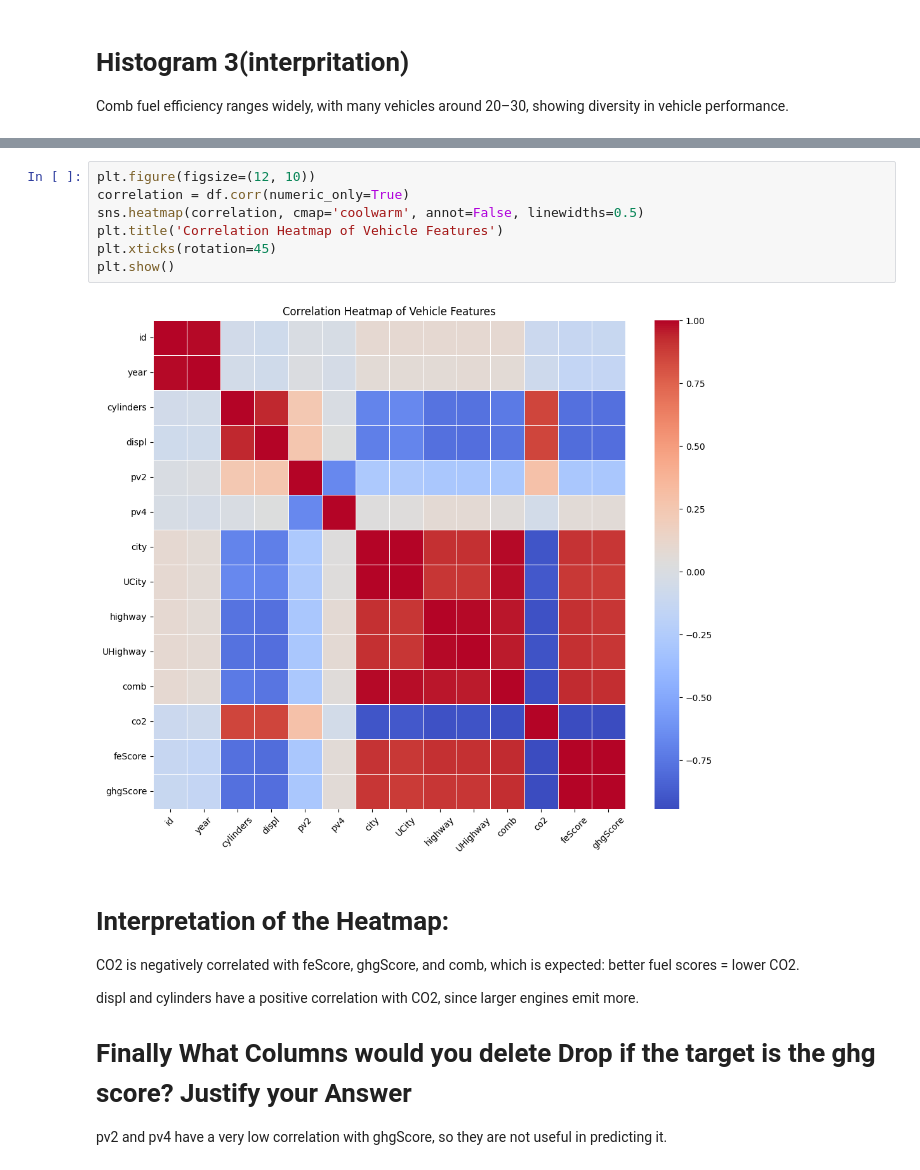
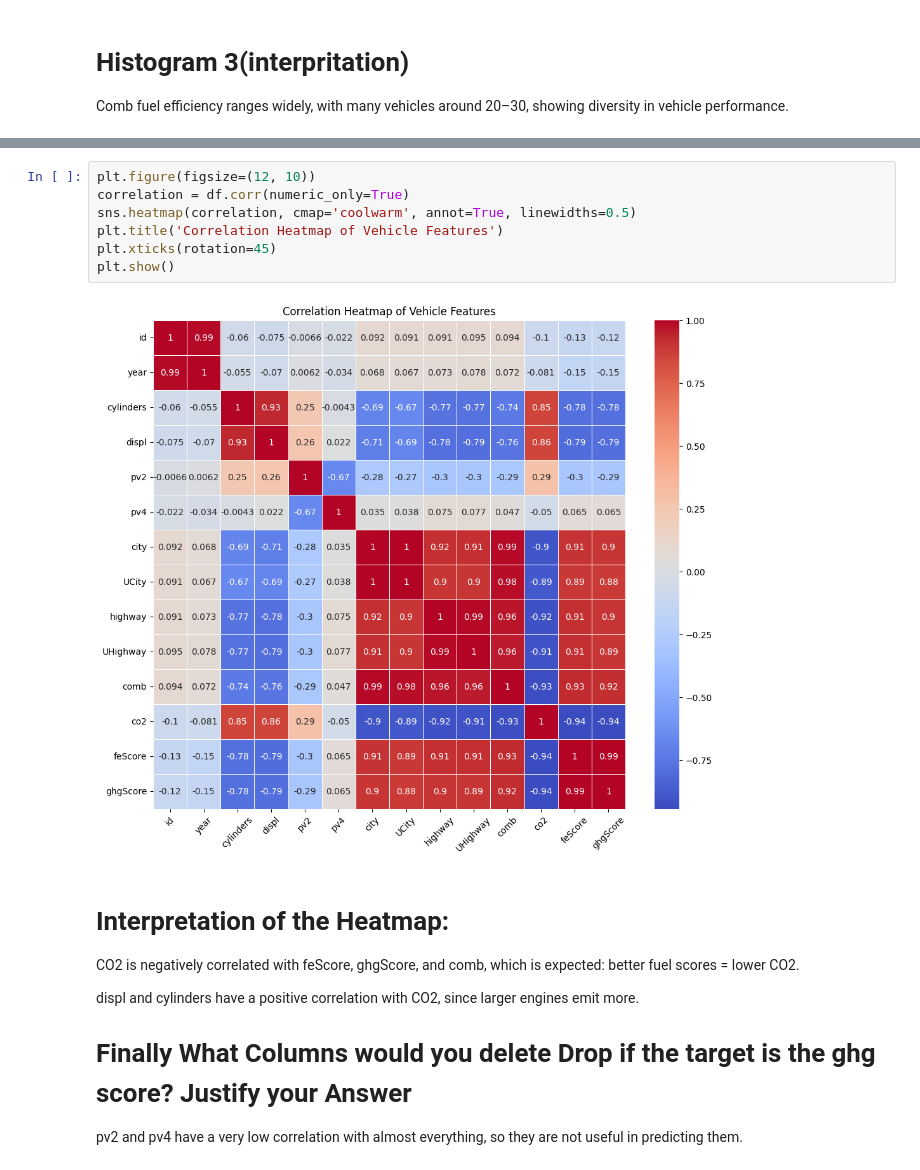
Before and after one commit to IrutingaboRaissa/Project_plotting, a Jupyter notebook: Plotting_Assignment.ipynb, the cells around one changed output, grey strips where cells are left out. Saved outputs shown, nothing was run; the diff lists cells and outputs as text.

Commit message:
annotated the heat map, and edited the less needed columns in predicting our outcome

```diff
--- a/Plotting_Assignment.ipynb
+++ b/Plotting_Assignment.ipynb
@@ -109,12 +109,12 @@ Finally What Columns would you delete Drop if the target is the ghg score? Justi
 # %%
 plt.figure(figsize=(12, 10))
 correlation = df.corr(numeric_only=True)
-sns.heatmap(correlation, cmap='coolwarm', annot=False, linewidths=0.5)
+sns.heatmap(correlation, cmap='coolwarm', annot=True, linewidths=0.5)
 plt.title('Correlation Heatmap of Vehicle Features')
 plt.xticks(rotation=45)
 plt.show()
 # %% [output]
-[figure, old version]
+[figure, new version]
 # %% [markdown]
 # Interpretation of the Heatmap:
 
@@ -125,4 +125,4 @@ displ and cylinders have a positive correlation with CO2, since larger engines e
 
 # Finally What Columns would you delete Drop if the target is the ghg score? Justify your Answer
 
-pv2 and pv4 have a very low correlation with ghgScore, so they are not useful in predicting it.
+pv2 and pv4 have a very low correlation with almost everything, so they are not useful in predicting them.
```
